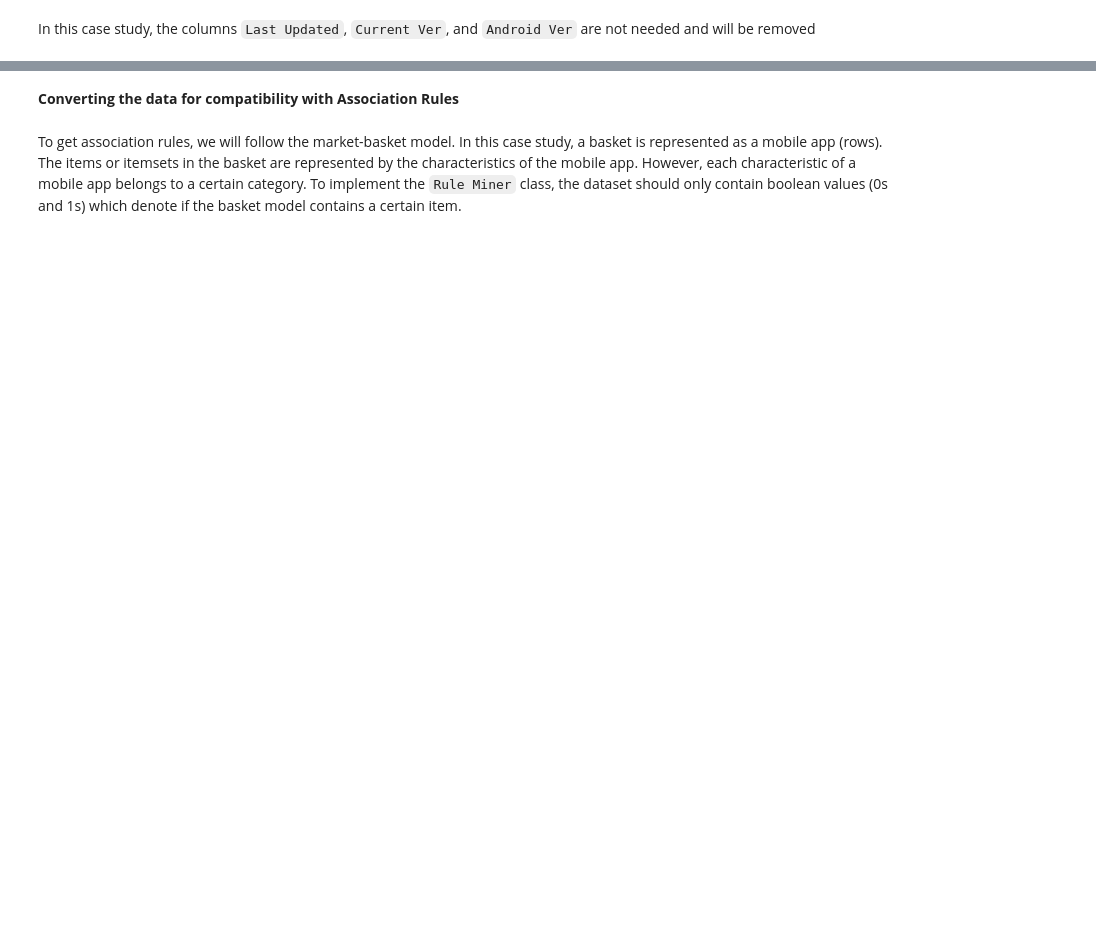
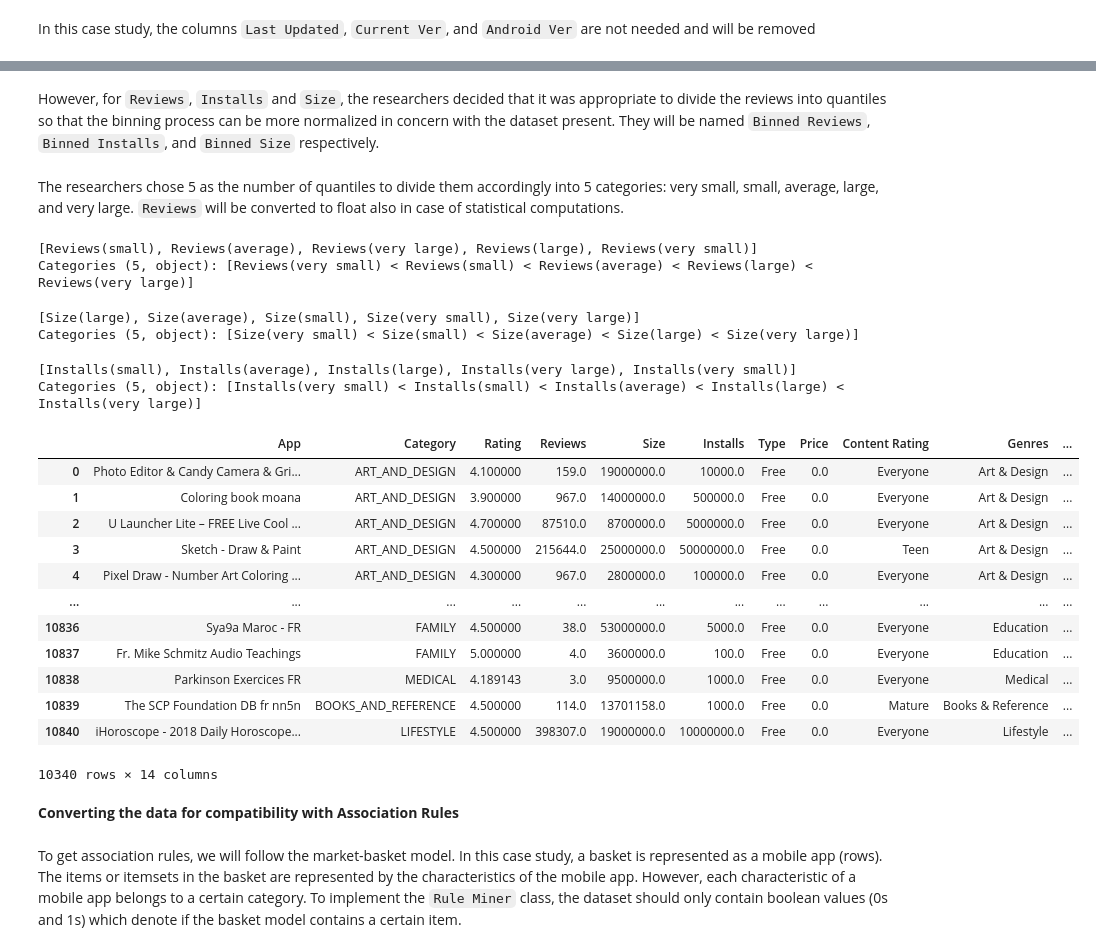
Before and after one commit to geosefuy/CSMODEL-CaseStudy, a Jupyter notebook: Google Play Store - Association Rules.ipynb, the cells around one changed output, grey strips where cells are left out. Drawn from its saved outputs; the diff is of its cells as text; code cells hidden in the pictures; blank space fills up the shorter version.

```diff
--- a/Google Play Store - Association Rules.ipynb
+++ b/Google Play Store - Association Rules.ipynb
@@ -330,0 +456,3 @@ df_binned
+# %%
+apps_df["Binned Rating"] = pd.cut(apps_df['Rating'], bins, labels=['Rating(0,1]', 'Rating(1,2]', 'Rating(2,3]', 'Rating(3,4]', 'Rating(4,5]' ])
+apps_df["Binned Rating"]
@@ -331,3 +473,42 @@ df_binned
+# %% [markdown]
+However, for `Reviews`, `Installs` and `Size`, the researchers decided that it was appropriate to divide the reviews into quantiles so that the binning process can be more normalized in concern with the dataset present. They will be named `Binned Reviews`, `Binned Installs`, and `Binned Size` respectively.
+# %% [markdown]
+The researchers chose 5 as the number of quantiles to divide them accordingly into 5 categories: very small, small, average, large, and very large. `Reviews` will be converted to float also in case of statistical computations.
+# %%
+apps_df["Reviews"] = pd.to_numeric(apps_df["Reviews"], downcast='float')
+apps_df['Binned Reviews'] = pd.qcut(apps_df['Reviews'], 5, labels=['Reviews(very small)', 'Reviews(small)', 'Reviews(average)', 'Reviews(large)', 'Reviews(very large)'])
+apps_df['Binned Reviews'].unique()
+# %% [output]
+[Reviews(small), Reviews(average), Reviews(very large), Reviews(large), Reviews(very small)]
+Categories (5, object): [Reviews(very small) < Reviews(small) < Reviews(average) < Reviews(large) < Reviews(very large)]
+# %%
+apps_df['Binned Size'] = pd.qcut(apps_df['Size'], 5, labels=['Size(very small)', 'Size(small)', 'Size(average)', 'Size(large)', 'Size(very large)'])
+apps_df['Binned Size'].unique()
+# %% [output]
+[Size(large), Size(average), Size(small), Size(very small), Size(very large)]
+Categories (5, object): [Size(very small) < Size(small) < Size(average) < Size(large) < Size(very large)]
+# %%
+apps_df['Binned Installs'] = pd.qcut(apps_df['Installs'], 5, labels=['Installs(very small)', 'Installs(small)', 'Installs(average)', 'Installs(large)', 'Installs(very large)'])
+apps_df['Binned Installs'].unique()
+# %% [output]
+[Installs(small), Installs(average), Installs(large), Installs(very large), Installs(very small)]
+Categories (5, object): [Installs(very small) < Installs(small) < Installs(average) < Installs(large) < Installs(very large)]
+# %%
+apps_df
+# %% [output]
+|  | App | Category | Rating | Reviews | Size | Installs | Type | Price | Content Rating | Genres | ... |
+| 0 | Photo Editor & Candy Camera & Gri... | ART_AND_DESIGN | 4.100000 | 159.0 | 19000000.0 | 10000.0 | Free | 0.0 | Everyone | Art & Design | ... |
+| 1 | Coloring book moana | ART_AND_DESIGN | 3.900000 | 967.0 | 14000000.0 | 500000.0 | Free | 0.0 | Everyone | Art & Design | ... |
+| 2 | U Launcher Lite – FREE Live Cool ... | ART_AND_DESIGN | 4.700000 | 87510.0 | 8700000.0 | 5000000.0 | Free | 0.0 | Everyone | Art & Design | ... |
+| 3 | Sketch - Draw & Paint | ART_AND_DESIGN | 4.500000 | 215644.0 | 25000000.0 | 50000000.0 | Free | 0.0 | Teen | Art & Design | ... |
+| 4 | Pixel Draw - Number Art Coloring ... | ART_AND_DESIGN | 4.300000 | 967.0 | 2800000.0 | 100000.0 | Free | 0.0 | Everyone | Art & Design | ... |
+| ... | ... | ... | ... | ... | ... | ... | ... | ... | ... | ... | ... |
+| 10836 | Sya9a Maroc - FR | FAMILY | 4.500000 | 38.0 | 53000000.0 | 5000.0 | Free | 0.0 | Everyone | Education | ... |
+| 10837 | Fr. Mike Schmitz Audio Teachings | FAMILY | 5.000000 | 4.0 | 3600000.0 | 100.0 | Free | 0.0 | Everyone | Education | ... |
+| 10838 | Parkinson Exercices FR | MEDICAL | 4.189143 | 3.0 | 9500000.0 | 1000.0 | Free | 0.0 | Everyone | Medical | ... |
+| 10839 | The SCP Foundation DB fr nn5n | BOOKS_AND_REFERENCE | 4.500000 | 114.0 | 13701158.0 | 1000.0 | Free | 0.0 | Mature | Books & Reference | ... |
+| 10840 | iHoroscope - 2018 Daily Horoscope... | LIFESTYLE | 4.500000 | 398307.0 | 19000000.0 | 10000000.0 | Free | 0.0 | Everyone | Lifestyle | ... |
+10340 rows × 14 columns
 # %% [markdown]
 **Converting the data for compatibility with Association Rules**
 # %% [markdown]
```
Also changed, not shown: parts of 130 cells of this notebook.
